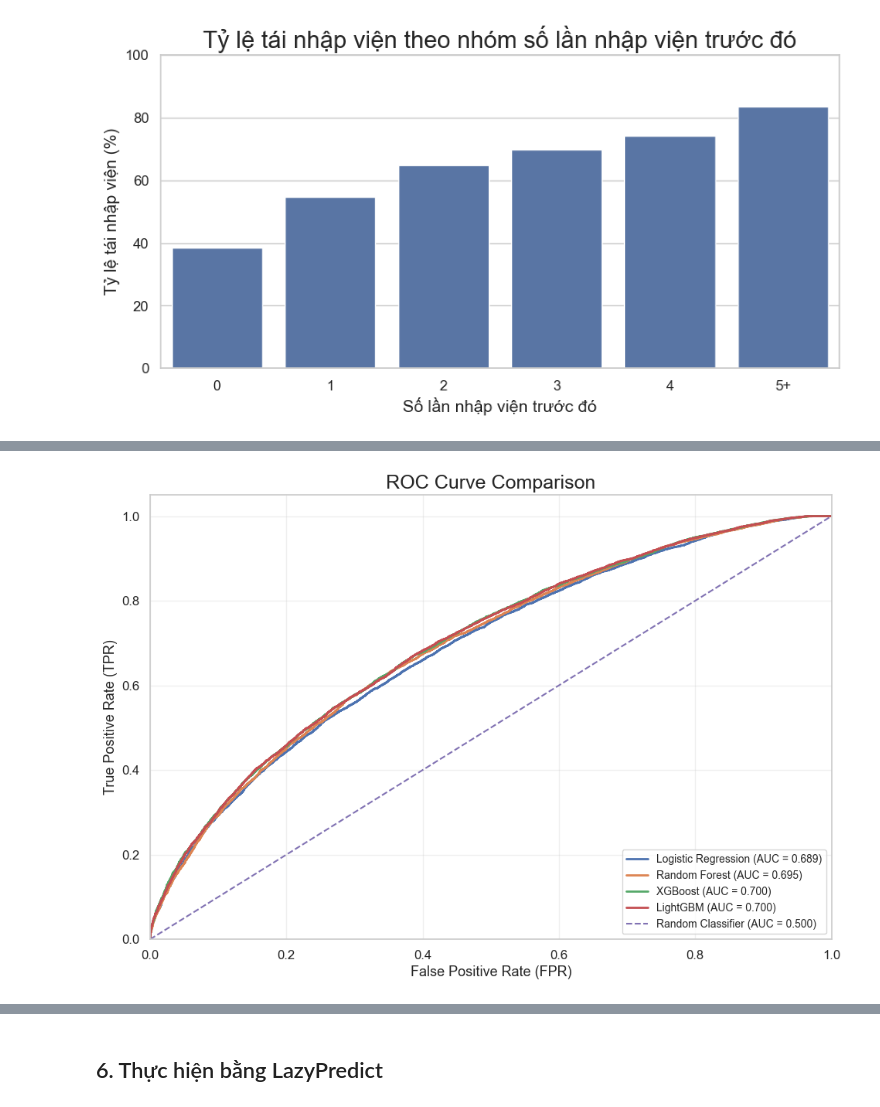
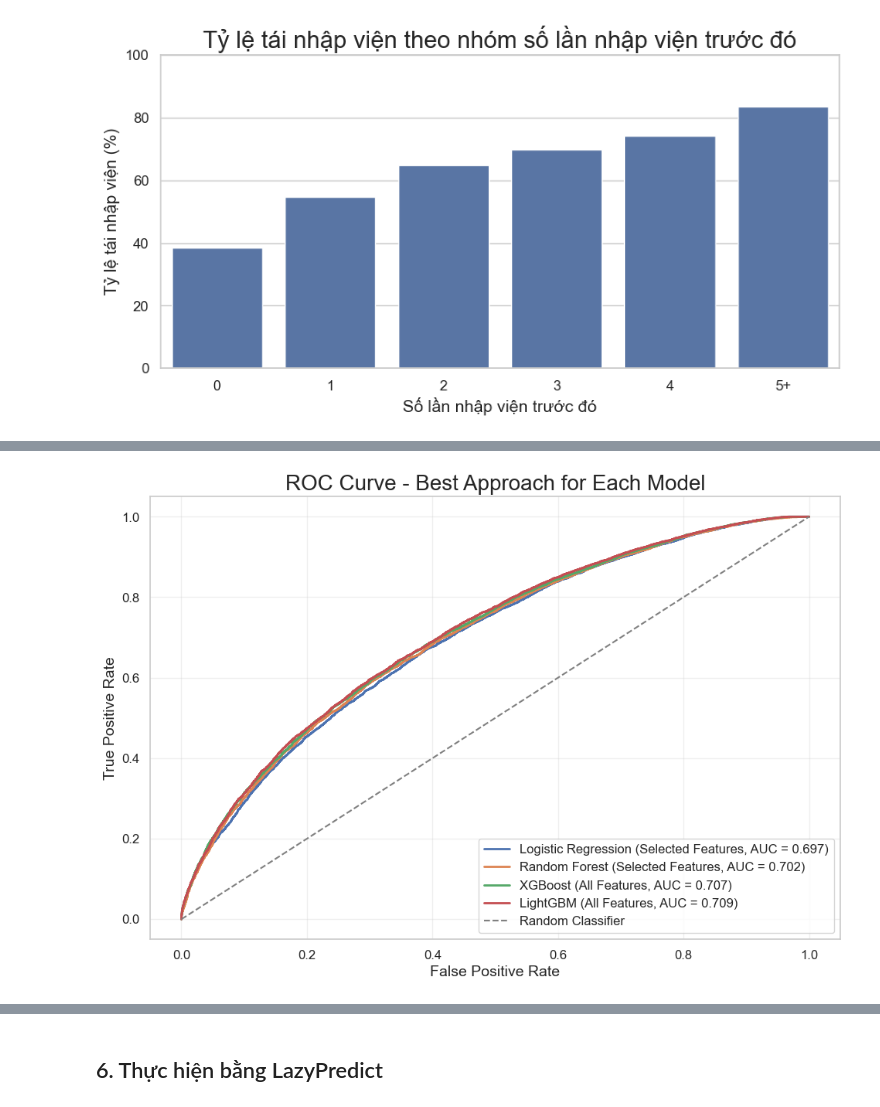
Before and after one commit to ThietBuiCong/BTL_PTDL, a Jupyter notebook: code/main_uci.ipynb, the cells around one changed output, grey strips where cells are left out. Drawn from its saved outputs; the diff is of its cells as text; code cells hidden in the pictures.

Commit message:
feat: cập nhật lại code và giao diện

```diff
--- a/code/main_uci.ipynb
+++ b/code/main_uci.ipynb
@@ -13,7 +13,7 @@ from IPython.display import display
 from lightgbm import LGBMClassifier
 from sklearn.base import clone
 from sklearn.compose import ColumnTransformer
-from sklearn.feature_selection import SelectKBest, f_classif
+from sklearn.feature_selection import SelectKBest, f_classif, chi2, f_regression, mutual_info_regression, f_regression, mutual_info_classif
 from sklearn.impute import SimpleImputer
 from sklearn.linear_model import LogisticRegression
 from sklearn.ensemble import RandomForestClassifier
@@ -44,7 +44,7 @@ sns.set_context(
     },
 )
 
-DATA_PATH = Path("src/data/diabetic_data.csv")
+DATA_PATH = Path("D:/Project/BTL-PTDL/src/data/diabetic_data.csv")
 if not DATA_PATH.exists():
     DATA_PATH = Path("../src/data/diabetic_data.csv")
 if not DATA_PATH.exists():
@@ -95,7 +95,7 @@ for column, ax in zip(distribution_columns, axes.flat):
     else:
         counts = counts.head(12)
     counts.plot(kind="bar", ax=ax, color=sns.color_palette("deep")[0])
-    ax.set_title(f"Phân bổ {column}")
+    ax.set_title(f"{column}")
     ax.set_xlabel(column, fontsize=14)
     ax.set_ylabel("Số lượt nhập viện")
     ax.tick_params(axis="x", rotation=35, labelsize=12)
@@ -119,7 +119,6 @@ numeric_distribution_columns = [
     "time_in_hospital", "num_lab_procedures", "num_procedures", "num_medications"
 ]
 raw_data[numeric_distribution_columns].hist(bins=25, figsize=(13, 8), layout=(2, 2))
-plt.suptitle("Phân bổ các thuộc tính", y=1.02)
 plt.tight_layout()
 plt.show()
 # %% [output]
@@ -549,3 +562,12 @@ plt.show()
 | 4 | 1622 | 1204 | 74.229346 |
 | 5+ | 2016 | 1683 | 83.482143 |
 [figure]
+# %%
+for model_name, model_info in fitted_models.items():
+    print(f"\nModel: {model_name}")
+    print("Type:", type(model_info))
+
+    if isinstance(model_info, dict):
+        print("Keys:", model_info.keys())
+    else:
+        print("Value:", model_info)
@@ -552,51 +592,52 @@ plt.show()
 # %%
-
 from sklearn.metrics import roc_curve, auc
 import matplotlib.pyplot as plt
 
 plt.figure(figsize=(10, 7))
 
-for model_name, pipeline in fitted_models.items():
+for model_name, model_info in fitted_models.items():
 
-    # Lấy xác suất dự đoán thuộc class 1
-    probabilities = pipeline.predict_proba(X_test)[:, 1]
+    # Bỏ qua các nhóm không chứa model
+    if "model" not in model_info:
+        continue
 
-    # Tính False Positive Rate và True Positive Rate
+    estimator = model_info["model"]
+    X_eval = model_info["X_test"]
+    approach = model_info["approach"]
+
+    # Lấy xác suất dự đoán lớp 1
+    probabilities = estimator.predict_proba(X_eval)[:, 1]
+
+    # Tính ROC Curve và AUC
     fpr, tpr, thresholds = roc_curve(y_test, probabilities)
-
-    # Tính diện tích dưới đường ROC
     roc_auc = auc(fpr, tpr)
 
-    # Vẽ đường ROC
     plt.plot(
         fpr,
         tpr,
         linewidth=2,
-        label=f"{model_name} (AUC = {roc_auc:.3f})"
+        label=f"{model_name} ({approach}, AUC = {roc_auc:.3f})"
     )
 
 # Đường phân loại ngẫu nhiên
 plt.plot(
     [0, 1],
     [0, 1],
     linestyle="--",
-    linewidth=1.5,
-    label="Random Classifier (AUC = 0.500)"
+    color="gray",
+    label="Random Classifier"
 )
 
-plt.title("ROC Curve Comparison", fontsize=18)
-plt.xlabel("False Positive Rate (FPR)", fontsize=13)
-plt.ylabel("True Positive Rate (TPR)", fontsize=13)
+plt.xlabel("False Positive Rate")
+plt.ylabel("True Positive Rate")
+plt.title("ROC Curve - Best Approach for Each Model")
 
-plt.xlim(0, 1)
-plt.ylim(0, 1.05)
-
-plt.legend(loc="lower right", fontsize=10)
+plt.legend(loc="lower right")
 plt.grid(alpha=0.3)
 plt.tight_layout()
 plt.show()
 # %% [output]
-[figure, old version]
+[figure, new version]
 # %%
 importance_frames = []
 
```
Also changed, not shown: parts of 15 cells of this notebook, 19 other files.
